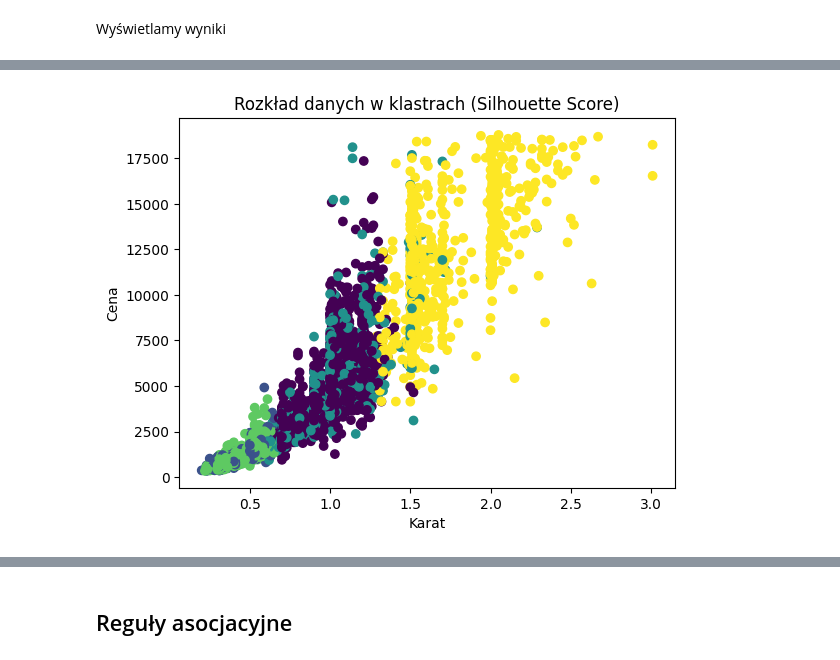
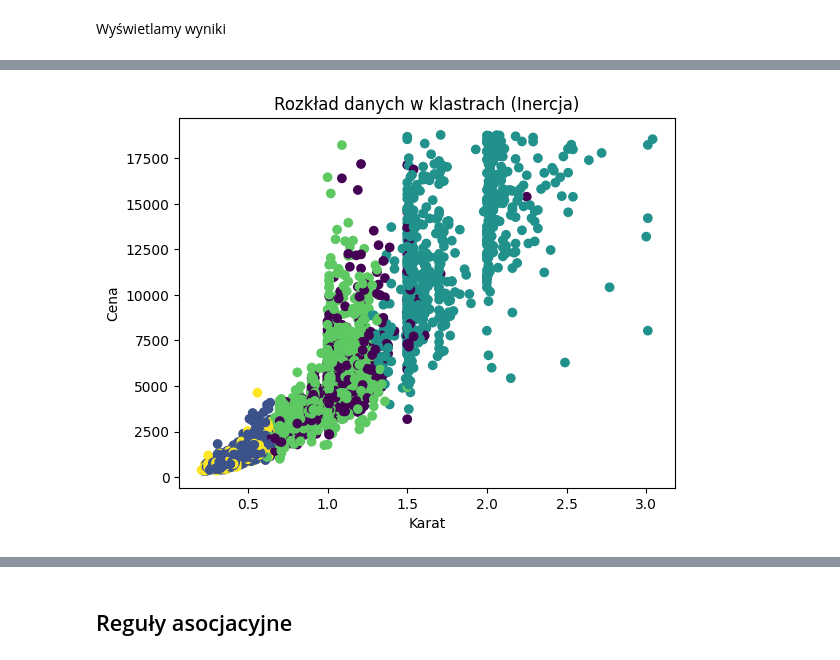
Before and after one commit to y777bish/DataExplorationProject, a Jupyter notebook: ProjektAEDfin.ipynb, the cells around one changed output, grey strips where cells are left out. Drawn from its saved outputs; the diff is of its cells as text; code cells hidden in the pictures.

```diff
--- a/ProjektAEDfin.ipynb
+++ b/ProjektAEDfin.ipynb
@@ -273,11 +275,11 @@ Wyniki dla optymalnej liczby klastrów (Metoda 1: Inercja):
 # %%
 plt.scatter(data['carat'], data['price'], c=data['cluster_inertia'], cmap='viridis')
 plt.xlabel('Karat')
 plt.ylabel('Cena')
-plt.title('Rozkład danych w klastrach (Silhouette Score)')
+plt.title('Rozkład danych w klastrach (Inercja)')
 plt.show()
 # %% [output]
-[figure, old version]
+[figure, new version]
 # %%
 plt.scatter(data['carat'], data['price'], c=data['cluster_silhouette'], cmap='viridis')
 plt.xlabel('Karat')
```
Also changed, not shown: parts of 9 cells of this notebook.
